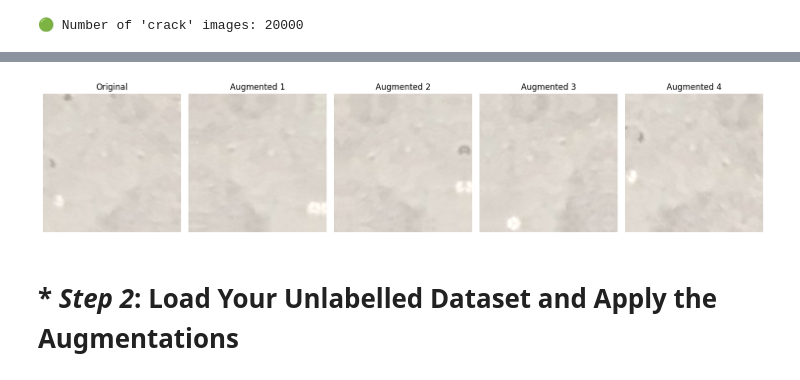
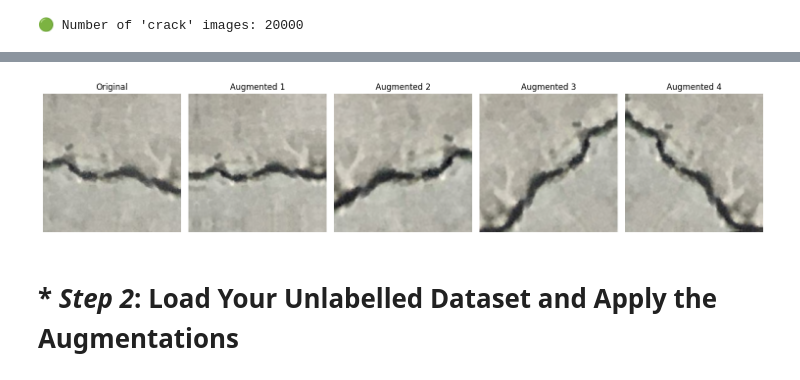
Before and after one commit to 23ME30056/CRACK-DETECTION-USING-CRANET, a Jupyter notebook: Self_Supervised_Learning_CraNet.ipynb, the cells around one changed output, grey strips where cells are left out. Saved outputs shown, nothing was run; the diff lists cells and outputs as text; code cells hidden in the pictures.

```diff
--- a/Self_Supervised_Learning_CraNet.ipynb
+++ b/Self_Supervised_Learning_CraNet.ipynb
@@ -357,6 +357,8 @@ num_crack_images = len([
 print(f"🟢 Number of 'crack' images: {num_crack_images}")
 # %% [output]
 🟢 Number of 'crack' images: 20000
+# %%
+unlabelled_dir = "/content/drive/MyDrive/CRANET research (1)/CRANET research/unzipped/unlabelled"
 # %%
 import os
 import random
@@ -392,6 +396,6 @@ plt.show()
 # %%
 import matplotlib.pyplot as plt
-image_path = "/content/drive/MyDrive/CRANET research (1)/CRANET research/unzipped/unlabelled/noncrack_22775.jpg"  # adjust filename as needed
+image_path = "/content/drive/MyDrive/CRANET research (1)/CRANET research/unzipped/unlabelled/crack_06528.jpg"  # adjust filename as needed
 img_raw = tf.io.read_file(image_path)
 img = tf.image.decode_image(img_raw, channels=3)
 img = tf.image.convert_image_dtype(img, tf.float32)
@@ -424,4 +424,4 @@ WARNING:matplotlib.image:Clipping input data to the valid range for imshow with
-[figure, old version]
+[figure, new version]
 # %% [markdown]
 # * *Step 2*: **Load Your Unlabelled Dataset and Apply the Augmentations**
 # %%
```
Also changed, not shown: parts of 5 cells of this notebook.
